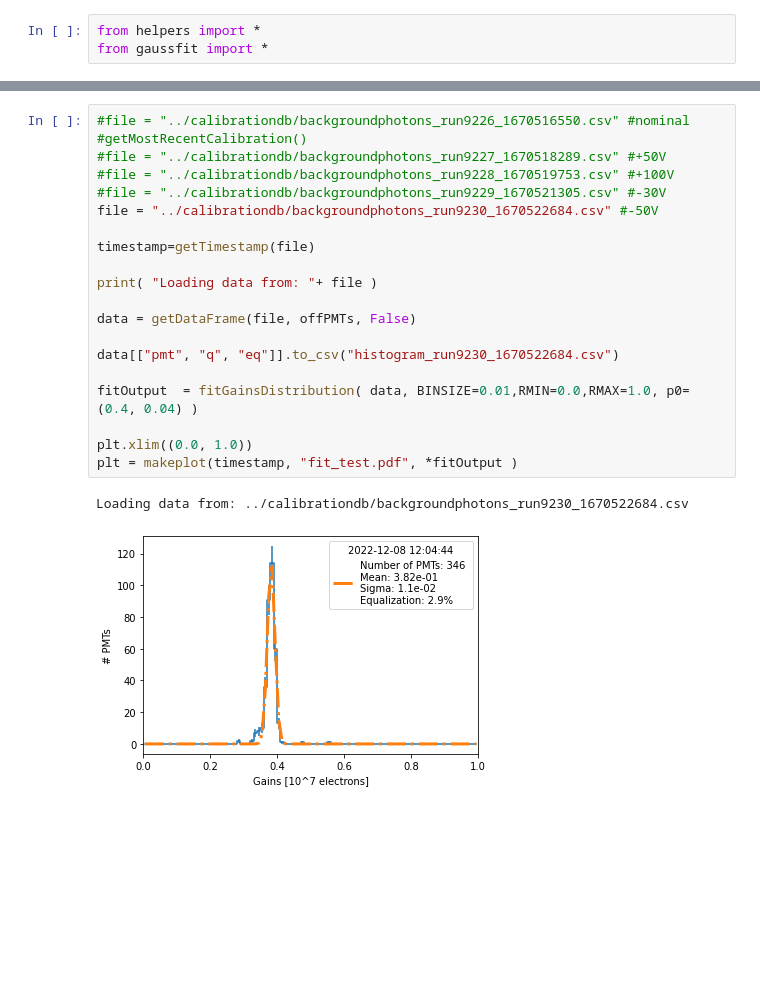
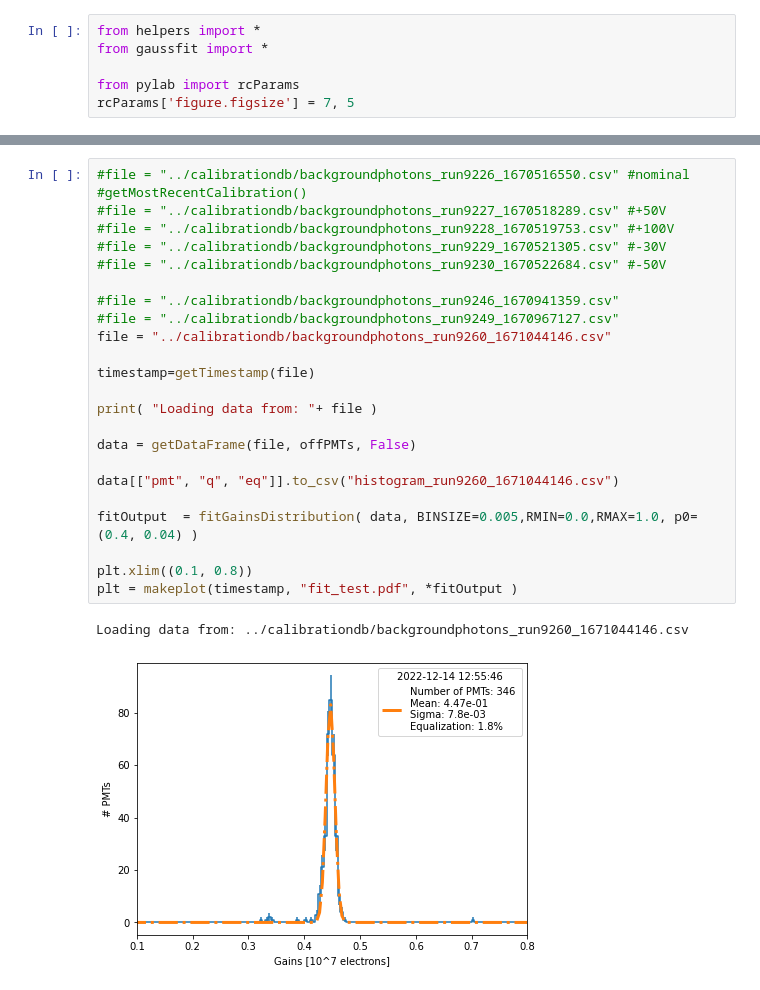
Before and after one commit to mvicenzi/pmt-calibration, a Jupyter notebook: analyze_runs/python/Test_fit.ipynb, the cells around one changed output, grey strips where cells are left out. Saved outputs shown, nothing was run; the diff lists cells and outputs as text; blank space fills up the shorter version.

```diff
--- a/analyze_runs/python/Test_fit.ipynb
+++ b/analyze_runs/python/Test_fit.ipynb
@@ -1,6 +1,9 @@
 # %%
 from helpers import *
 from gaussfit import *
+
+from pylab import rcParams
+rcParams['figure.figsize'] = 7, 5
 # %%
 # list of PMTs at 0 voltage form HV files
 # + disconnected pmts: 290
@@ -17,25 +32,29 @@ print(drift_channels)
 # %%
 #file = "../calibrationdb/backgroundphotons_run9226_1670516550.csv" #nominal #getMostRecentCalibration()
 #file = "../calibrationdb/backgroundphotons_run9227_1670518289.csv" #+50V
 #file = "../calibrationdb/backgroundphotons_run9228_1670519753.csv" #+100V
 #file = "../calibrationdb/backgroundphotons_run9229_1670521305.csv" #-30V
-file = "../calibrationdb/backgroundphotons_run9230_1670522684.csv" #-50V
+#file = "../calibrationdb/backgroundphotons_run9230_1670522684.csv" #-50V
+
+#file = "../calibrationdb/backgroundphotons_run9246_1670941359.csv"
+#file = "../calibrationdb/backgroundphotons_run9249_1670967127.csv"
+file = "../calibrationdb/backgroundphotons_run9260_1671044146.csv"
 
 timestamp=getTimestamp(file)
 
 print( "Loading data from: "+ file )
 
 data = getDataFrame(file, offPMTs, False)
 
-data[["pmt", "q", "eq"]].to_csv("histogram_run9230_1670522684.csv")
+data[["pmt", "q", "eq"]].to_csv("histogram_run9260_1671044146.csv")
 
-fitOutput  = fitGainsDistribution( data, BINSIZE=0.01,RMIN=0.0,RMAX=1.0, p0=(0.4, 0.04) )
+fitOutput  = fitGainsDistribution( data, BINSIZE=0.005,RMIN=0.0,RMAX=1.0, p0=(0.4, 0.04) )
 
-plt.xlim((0.0, 1.0))
+plt.xlim((0.1, 0.8))
 plt = makeplot(timestamp, "fit_test.pdf", *fitOutput )
 # %% [output]
-Loading data from: ../calibrationdb/backgroundphotons_run9230_1670522684.csv
+Loading data from: ../calibrationdb/backgroundphotons_run9260_1671044146.csv
-[figure, old version]
+[figure, new version]
 # %%
 plt.scatter(data["pmt"],data["q"],marker="o")
 
```
Also changed, not shown: parts of 6 cells of this notebook, 1 other file.
